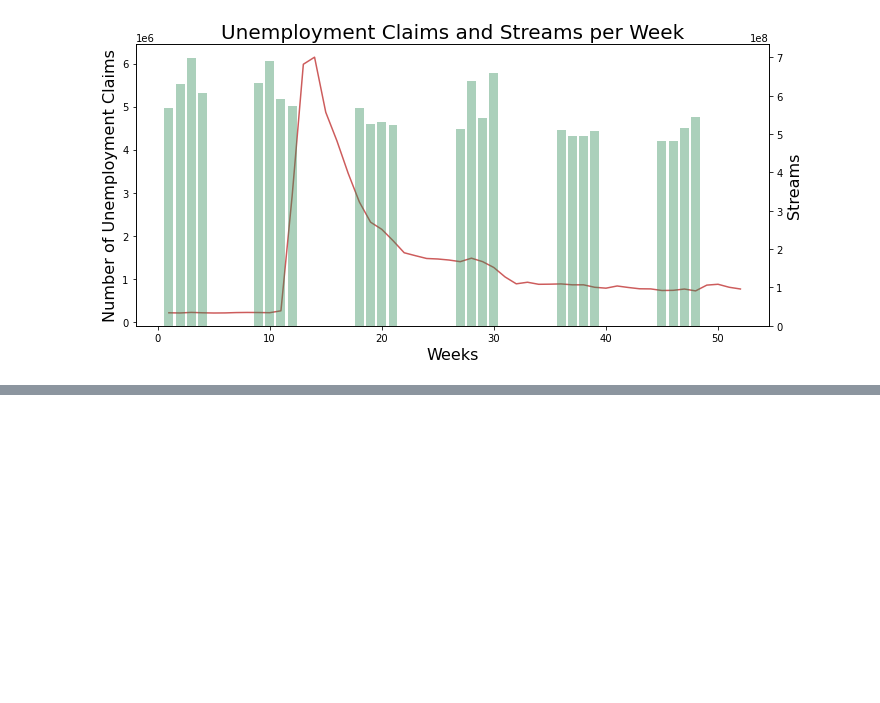
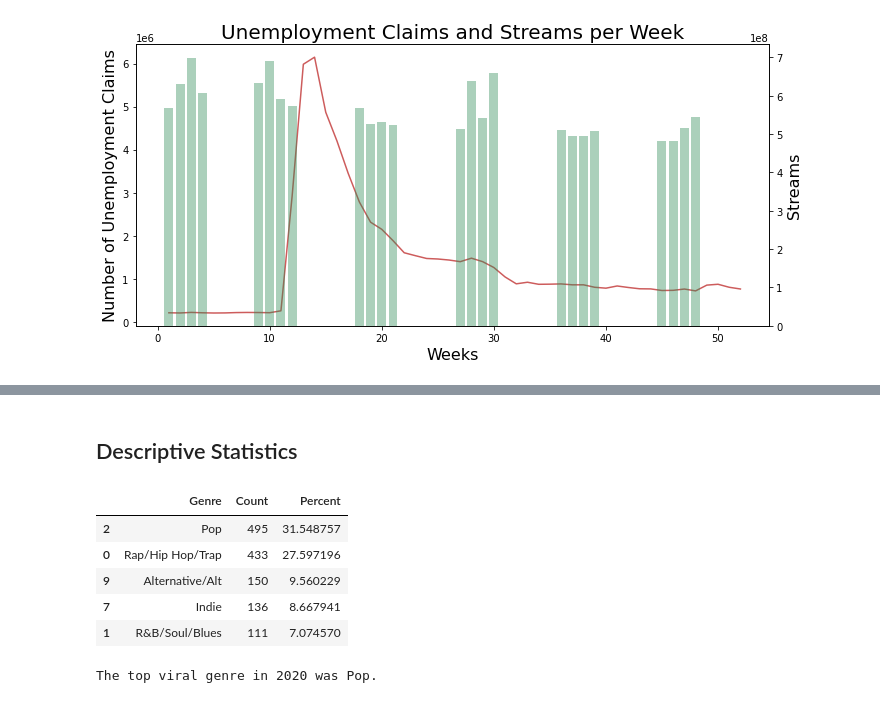
Before and after one commit to Teablee/project-one, a Jupyter notebook: graphs.ipynb, the cells around one changed output, grey strips where cells are left out. Saved outputs shown, nothing was run; the diff lists cells and outputs as text; code cells hidden in the pictures; blank space fills up the shorter version.

```diff
--- a/graphs.ipynb
+++ b/graphs.ipynb
@@ -959,0 +1063,15 @@ plt.show()
+# %% [markdown]
+## Descriptive Statistics
+# %%
+sorted_all_viral_genre_df.head()
+# %% [output]
+|  | Genre | Count | Percent |
+| 2 | Pop | 495 | 31.548757 |
+| 0 | Rap/Hip Hop/Trap | 433 | 27.597196 |
+| 9 | Alternative/Alt | 150 | 9.560229 |
+| 7 | Indie | 136 | 8.667941 |
+| 1 | R&B/Soul/Blues | 111 | 7.074570 |
+# %%
+print(f'The top viral genre in 2020 was {sorted_all_viral_genre_df.iloc[0,0]}.' )
+# %% [output]
+The top viral genre in 2020 was Pop.
```
Also changed, not shown: parts of 13 cells of this notebook, 2 other files.
